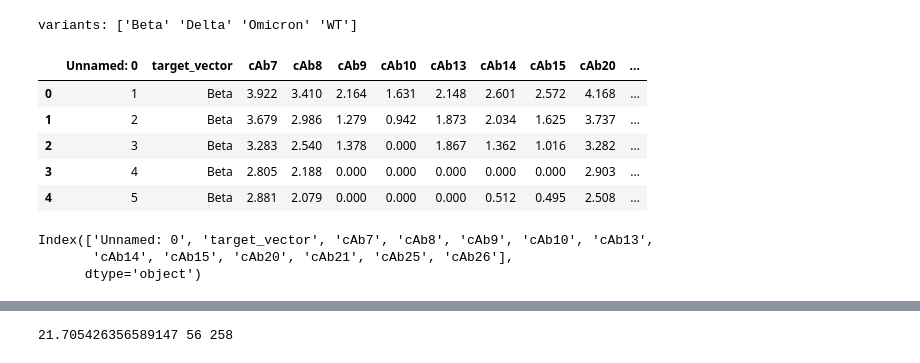
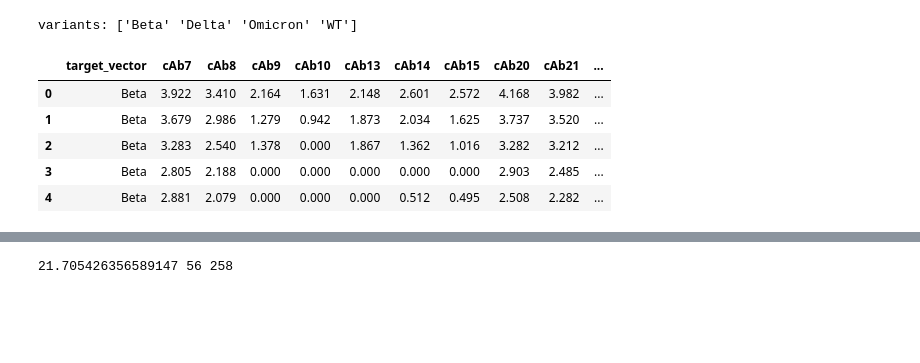
Before and after one commit to zq1498/variant_detection_codebase, a Jupyter notebook: Afi's code/notebook.ipynb, the cells around one changed output, grey strips where cells are left out. Cells and saved outputs as stored; diff of their text form; code cells hidden in the pictures; blank space fills up the shorter version.

Commit message:
clean up

```diff
--- a/Afi's code/notebook.ipynb
+++ b/Afi's code/notebook.ipynb
@@ -20,23 +19,17 @@ default_test_size = 0.3
 # %%
+# Loading the datase
 dataset = pd.read_csv("augmented_df_data.csv")
-# dataset = pd.read_csv("covid_screen_data_cleaned.csv")
+backup_df = copy.deepcopy(dataset)
+data_df = dataset.drop(['Replicate', 'Conc.', 'batch', 'Unnamed: 0'], axis=1)
 
-df = dataset.copy()
-data_df = dataset.drop(['Replicate', 'Conc.', 'batch'], axis=1)
-# data_df = dataset.drop(['Replicates', 'Conc.'], axis=1)
-print('variants:', df.target_vector.unique())
+print('variants:', data_df.target_vector.unique())
+
 data_df.head()
 # %% [output]
 variants: ['Beta' 'Delta' 'Omicron' 'WT']
-|  | Unnamed: 0 | target_vector | cAb7 | cAb8 | cAb9 | cAb10 | cAb13 | cAb14 | cAb15 | cAb20 | ... |
-| 0 | 1 | Beta | 3.922 | 3.410 | 2.164 | 1.631 | 2.148 | 2.601 | 2.572 | 4.168 | ... |
-| 1 | 2 | Beta | 3.679 | 2.986 | 1.279 | 0.942 | 1.873 | 2.034 | 1.625 | 3.737 | ... |
-| 2 | 3 | Beta | 3.283 | 2.540 | 1.378 | 0.000 | 1.867 | 1.362 | 1.016 | 3.282 | ... |
-| 3 | 4 | Beta | 2.805 | 2.188 | 0.000 | 0.000 | 0.000 | 0.000 | 0.000 | 2.903 | ... |
-| 4 | 5 | Beta | 2.881 | 2.079 | 0.000 | 0.000 | 0.000 | 0.512 | 0.495 | 2.508 | ... |
+|  | target_vector | cAb7 | cAb8 | cAb9 | cAb10 | cAb13 | cAb14 | cAb15 | cAb20 | cAb21 | ... |
+| 0 | Beta | 3.922 | 3.410 | 2.164 | 1.631 | 2.148 | 2.601 | 2.572 | 4.168 | 3.982 | ... |
+| 1 | Beta | 3.679 | 2.986 | 1.279 | 0.942 | 1.873 | 2.034 | 1.625 | 3.737 | 3.520 | ... |
+| 2 | Beta | 3.283 | 2.540 | 1.378 | 0.000 | 1.867 | 1.362 | 1.016 | 3.282 | 3.212 | ... |
+| 3 | Beta | 2.805 | 2.188 | 0.000 | 0.000 | 0.000 | 0.000 | 0.000 | 2.903 | 2.485 | ... |
+| 4 | Beta | 2.881 | 2.079 | 0.000 | 0.000 | 0.000 | 0.512 | 0.495 | 2.508 | 2.282 | ... |
-# %%
-data_df.columns
-# %% [output]
-Index(['Unnamed: 0', 'target_vector', 'cAb7', 'cAb8', 'cAb9', 'cAb10', 'cAb13',
-       'cAb14', 'cAb15', 'cAb20', 'cAb21', 'cAb25', 'cAb26'],
-      dtype='object')
```
Also changed, not shown: parts of 21 cells of this notebook.
